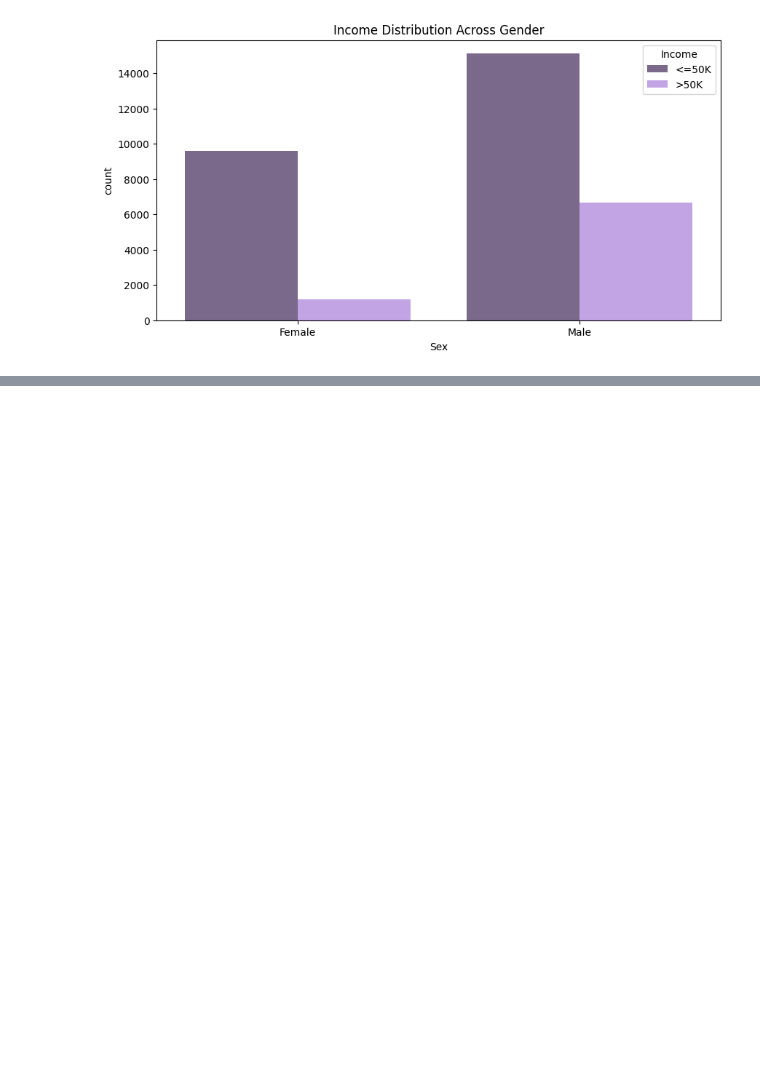
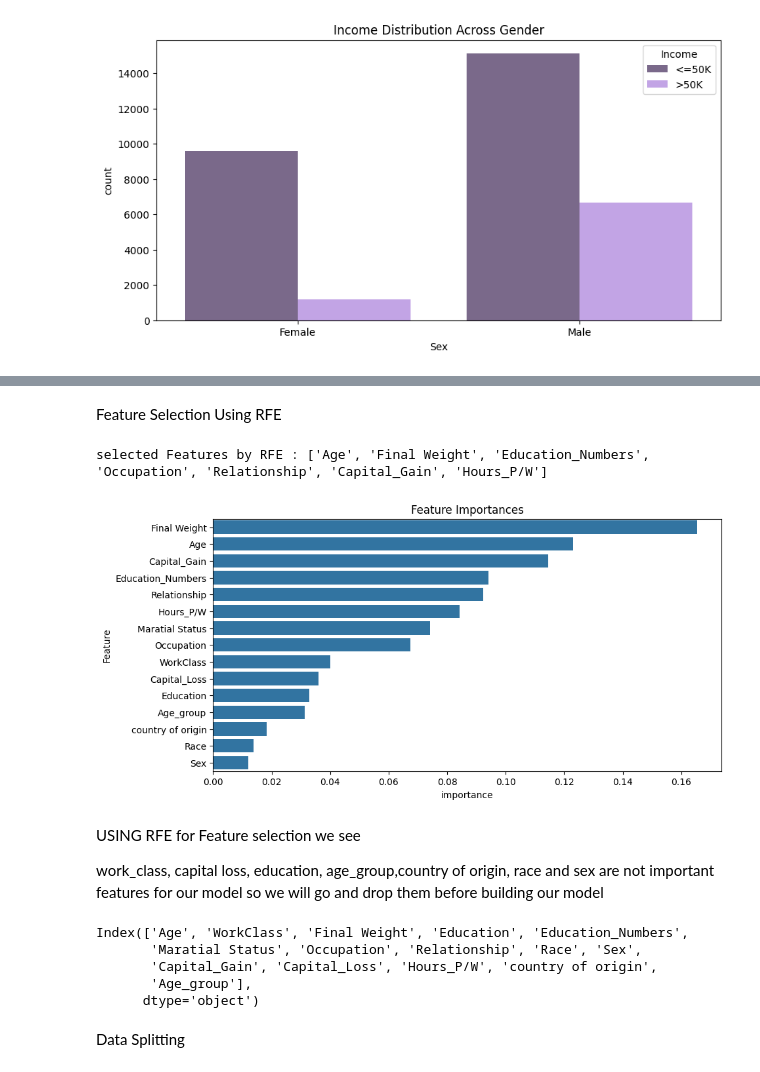
Before and after one commit to kunalvanjani705-tech/Income-Census-Classification, a Jupyter notebook: Censusincome.ipynb, the cells around one changed output, grey strips where cells are left out. Saved outputs shown, nothing was run; the diff lists cells and outputs as text; code cells hidden in the pictures; blank space fills up the shorter version.

```diff
--- a/Censusincome.ipynb
+++ b/Censusincome.ipynb
@@ -340,0 +372,4 @@ plt.show()
+# %%
+#Transforming Target Variables
+Le=LabelEncoder()
+Le.fit_transform(Data['Income'])
@@ -340,0 +378,5 @@ plt.show()
+# %%
+#Transforming categorical Variables
+for col in Data.columns:
+    if Data[col].dtype=='object':
+        Data[col]=Le.fit_transform(Data[col])
@@ -340,0 +394,6 @@ plt.show()
+# %% [markdown]
+Feature Selection Using RFE
+# %%
+for col in Data.columns:
+    if Data[col].dtype=='category':
+        Data[col]=Le.fit_transform(Data[col])
@@ -340,0 +404,47 @@ plt.show()
+# %%
+#seperating X and Y variables
+X=Data.drop('Income', axis=1)
+y=Data['Income']
+# %%
+
+#numerical values
+for col in X.columns:
+  if X[col].dtype == "object":
+    X[col] = pd.factorize(X[col])[0]
+
+
+rf=RandomForestClassifier(n_estimators=120, random_state=42)
+rfe=RFE(estimator=rf, n_features_to_select=7)
+rfe.fit(X, y)
+
+selected_features=[feature for feature, selected in zip(X.columns, rfe.support_)if selected]
+print(f"selected Features by RFE : {selected_features}")
+rf.fit(X,y)
+
+
+importances=pd.DataFrame({'Feature':X.columns, 'importance':rf.feature_importances_ })
+importances=importances.sort_values('importance', ascending=False)
+importances
+
+
+#Plot
+
+plt.figure(figsize=(10,5))
+sns.barplot(x='importance', y='Feature', data=importances)
+plt.title('Feature Importances')
+plt.show()
+# %% [output]
+selected Features by RFE : ['Age', 'Final Weight', 'Education_Numbers', 'Occupation', 'Relationship', 'Capital_Gain', 'Hours_P/W']
+[figure, added]
+# %% [markdown]
+USING RFE for Feature selection we see
+
+work_class, capital loss, education, age_group,country of origin, race and sex are not important features for our model so we will go and drop them before building our model
+# %%
+X.columns
+# %% [output]
+Index(['Age', 'WorkClass', 'Final Weight', 'Education', 'Education_Numbers',
+       'Maratial Status', 'Occupation', 'Relationship', 'Race', 'Sex',
+       'Capital_Gain', 'Capital_Loss', 'Hours_P/W', 'country of origin',
+       'Age_group'],
+      dtype='object')
@@ -340,0 +453,2 @@ plt.show()
+# %% [markdown]
+Data Splitting
```
Also changed, not shown: parts of 15 cells of this notebook.
